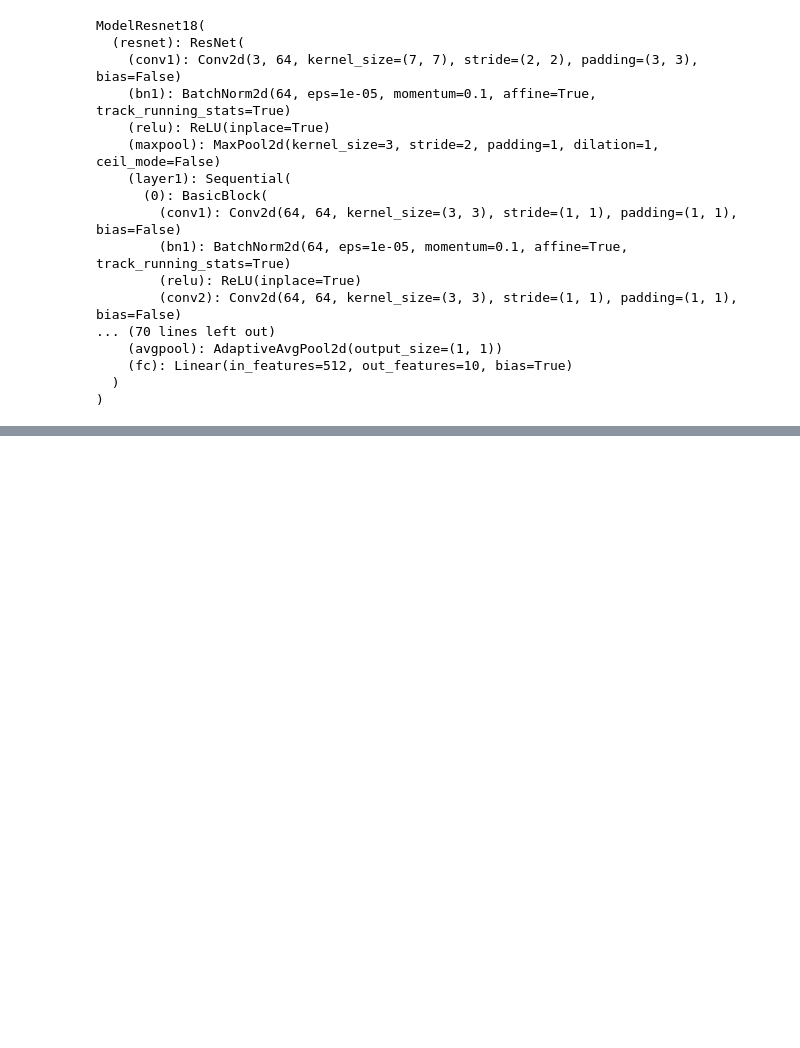
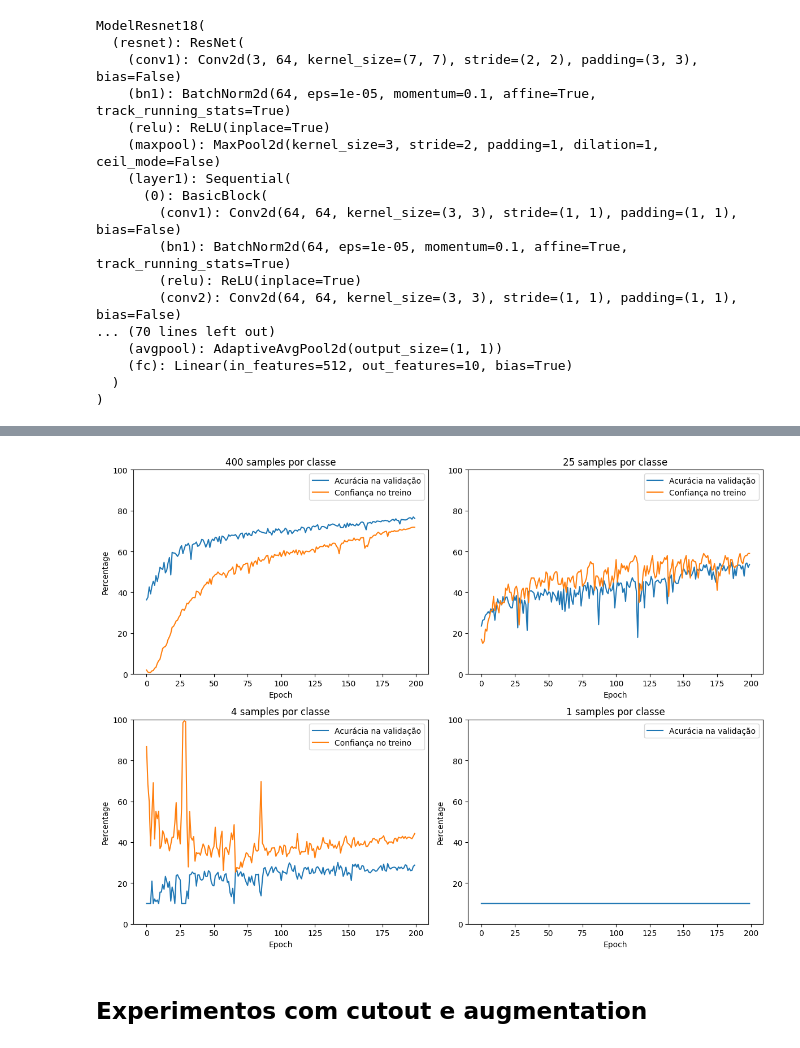
Before and after one commit to pedrotokar/deeplearning-assignments, a Jupyter notebook: Assignment 3/Deep Learning Assignment 3.ipynb, the cells around one changed output, grey strips where cells are left out. Saved outputs shown, nothing was run; the diff lists cells and outputs as text; code cells hidden in the pictures; blank space fills up the shorter version.

```diff
--- a/Assignment 3/Deep Learning Assignment 3.ipynb
+++ b/Assignment 3/Deep Learning Assignment 3.ipynb
@@ -514,0 +582,42 @@ with open("modelo_prototipo_400_dnv.json", "w") as f:
+# %%
+fig, axes = plt.subplots(2, 2, figsize=(12, 9))
+
+axes[0][0].plot(historico_400["val_acc"], label = "Acurácia na validação")
+axes[0][0].plot(historico_400["confidence"], label = "Confiança no treino")
+axes[0][0].set_title("400 samples por classe")
+axes[0][0].legend()
+axes[0][0].set_xlabel("Epoch")
+axes[0][0].set_ylabel("Percentage")
+axes[0][0].set_ybound(0, 100)
+
+axes[0][1].plot(historico_25["val_acc"], label = "Acurácia na validação")
+axes[0][1].plot(historico_25["confidence"], label = "Confiança no treino")
+axes[0][1].set_title("25 samples por classe")
+axes[0][1].legend()
+axes[0][1].set_xlabel("Epoch")
+axes[0][0].set_ylabel("Percentage")
+axes[0][1].set_ybound(0, 100)
+
+axes[1][0].plot(historico_4["val_acc"], label = "Acurácia na validação")
+axes[1][0].plot(historico_4["confidence"], label = "Confiança no treino")
+axes[1][0].set_title("4 samples por classe")
+axes[1][0].legend()
+axes[1][0].set_xlabel("Epoch")
+axes[1][0].set_ylabel("Percentage")
+axes[1][0].set_ybound(0, 100)
+
+axes[1][1].plot(historico_1["val_acc"], label = "Acurácia na validação")
+#axes[1][1].plot(historico_1["confidence"], label = "Confiança no treino")
+axes[1][1].set_title("1 samples por classe")
+axes[1][1].legend()
+axes[1][1].set_xlabel("Epoch")
+axes[1][1].set_ylabel("Percentage")
+axes[1][1].set_ybound(0, 100)
+
+plt.tight_layout()
+
+plt.show()
+# %% [output]
+[figure, added]
+# %% [markdown]
+## Experimentos com cutout e augmentation
```
Also changed, not shown: parts of 30 cells of this notebook, 2 other files.
